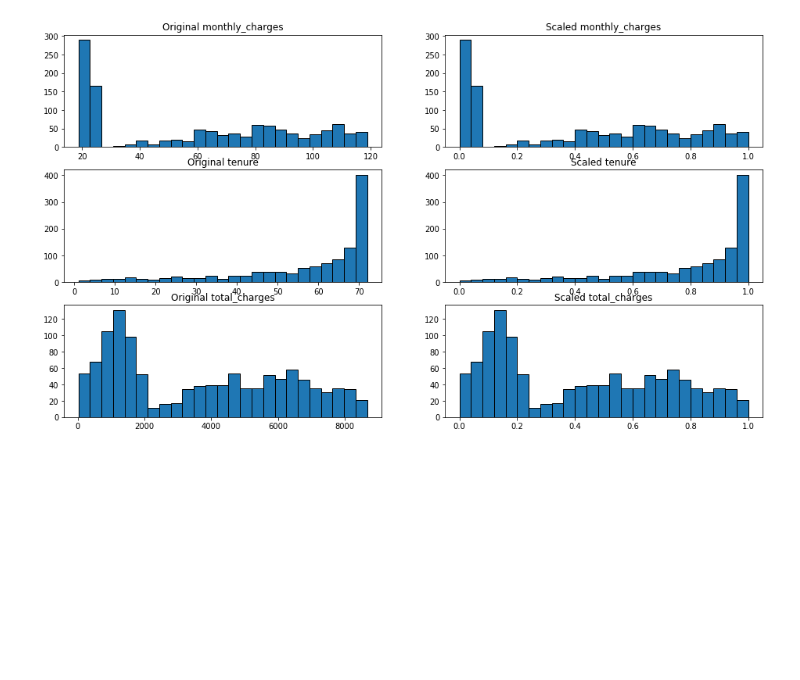
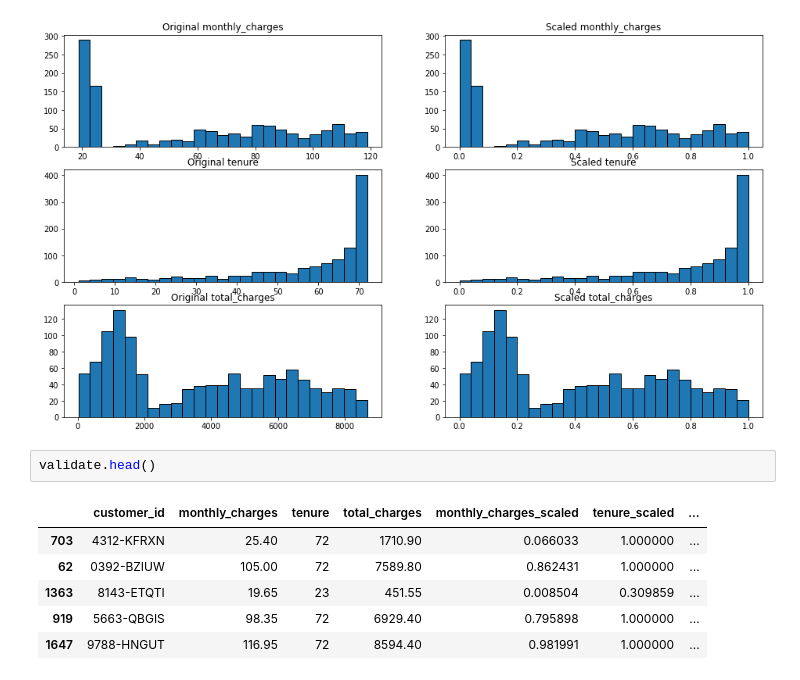
Before and after one commit to Yongliang-Shi/regression-exercises, a Jupyter notebook: scaling.ipynb, the cells around one changed output. Saved outputs shown, nothing was run; the diff lists cells and outputs as text; blank space fills up the shorter version.

```diff
--- a/scaling.ipynb
+++ b/scaling.ipynb
@@ -563,3 +563,12 @@ plt.title('Scaled total_charges')
 # %% [output]
 Text(0.5, 1.0, 'Scaled total_charges')
 [figure]
+# %%
+validate.head()
+# %% [output]
+|  | customer_id | monthly_charges | tenure | total_charges | monthly_charges_scaled | tenure_scaled | ... |
+| 703 | 4312-KFRXN | 25.40 | 72 | 1710.90 | 0.066033 | 1.000000 | ... |
+| 62 | 0392-BZIUW | 105.00 | 72 | 7589.80 | 0.862431 | 1.000000 | ... |
+| 1363 | 8143-ETQTI | 19.65 | 23 | 451.55 | 0.008504 | 0.309859 | ... |
+| 919 | 5663-QBGIS | 98.35 | 72 | 6929.40 | 0.795898 | 1.000000 | ... |
+| 1647 | 9788-HNGUT | 116.95 | 72 | 8594.40 | 0.981991 | 1.000000 | ... |
```
Also changed, not shown: parts of 1 cell of this notebook.
